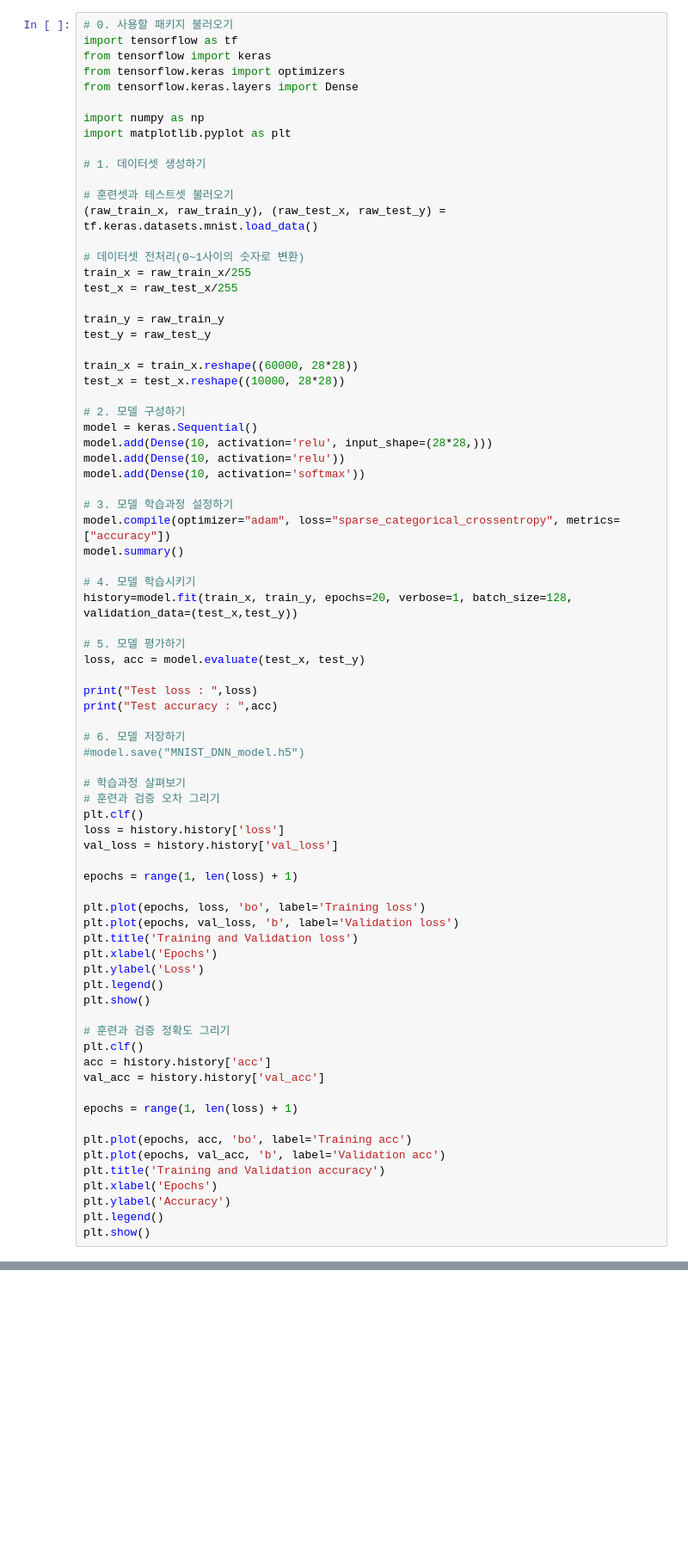
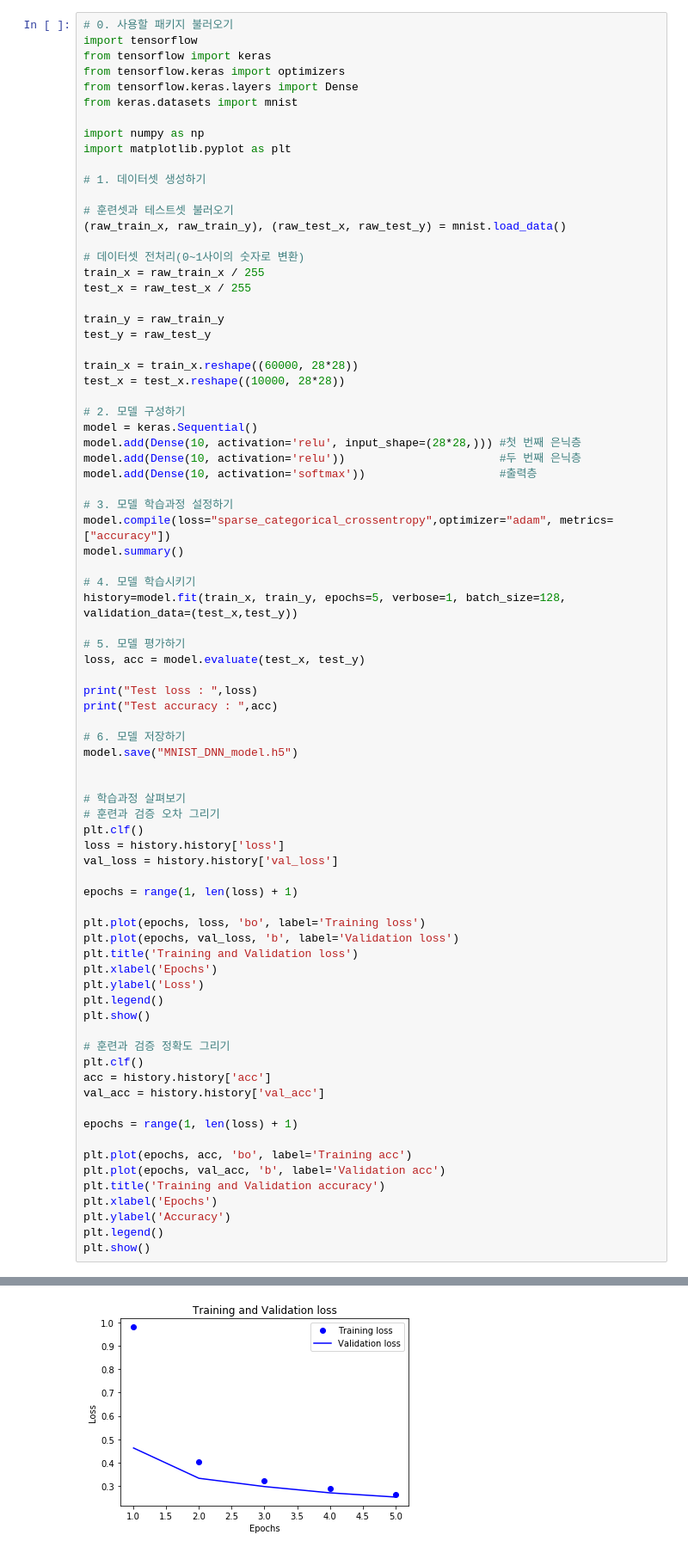
Before and after one commit to yunyoung207/DNN, a Jupyter notebook: mnist.ipynb, the cells around one changed output, grey strips where cells are left out. Shown at 86% size. Saved outputs shown, nothing was run; the diff lists cells and outputs as text; blank space fills up the shorter version.

```diff
--- a/mnist.ipynb
+++ b/mnist.ipynb
@@ -3,9 +10,10 @@
 # %%
 # 0. 사용할 패키지 불러오기
-import tensorflow as tf
+import tensorflow
 from tensorflow import keras
 from tensorflow.keras import optimizers
 from tensorflow.keras.layers import Dense
+from keras.datasets import mnist
 
 import numpy as np
 import matplotlib.pyplot as plt
@@ -13,11 +21,11 @@ import matplotlib.pyplot as plt
 # 1. 데이터셋 생성하기
 
 # 훈련셋과 테스트셋 불러오기
-(raw_train_x, raw_train_y), (raw_test_x, raw_test_y) = tf.keras.datasets.mnist.load_data()
+(raw_train_x, raw_train_y), (raw_test_x, raw_test_y) = mnist.load_data()
 
 # 데이터셋 전처리(0~1사이의 숫자로 변환)
-train_x = raw_train_x/255
-test_x = raw_test_x/255
+train_x = raw_train_x / 255
+test_x = raw_test_x / 255
 
 train_y = raw_train_y
 test_y = raw_test_y
@@ -27,16 +35,16 @@ test_x = test_x.reshape((10000, 28*28))
 
 # 2. 모델 구성하기
 model = keras.Sequential()
-model.add(Dense(10, activation='relu', input_shape=(28*28,)))
-model.add(Dense(10, activation='relu'))
-model.add(Dense(10, activation='softmax'))
+model.add(Dense(10, activation='relu', input_shape=(28*28,))) #첫 번째 은닉층
+model.add(Dense(10, activation='relu'))                       #두 번째 은닉층
+model.add(Dense(10, activation='softmax'))                    #출력층
 
 # 3. 모델 학습과정 설정하기
-model.compile(optimizer="adam", loss="sparse_categorical_crossentropy", metrics=["accuracy"])
+model.compile(loss="sparse_categorical_crossentropy",optimizer="adam", metrics=["accuracy"])
 model.summary()
 
 # 4. 모델 학습시키기
-history=model.fit(train_x, train_y, epochs=20, verbose=1, batch_size=128, validation_data=(test_x,test_y))
+history=model.fit(train_x, train_y, epochs=5, verbose=1, batch_size=128, validation_data=(test_x,test_y))
 
 # 5. 모델 평가하기
 loss, acc = model.evaluate(test_x, test_y)
@@ -45,7 +53,8 @@ print("Test loss : ",loss)
 print("Test accuracy : ",acc)
 
 # 6. 모델 저장하기
-#model.save("MNIST_DNN_model.h5")
+model.save("MNIST_DNN_model.h5")
+
 
 # 학습과정 살펴보기
 # 훈련과 검증 오차 그리기
@@ -99,0 +107 @@ Epoch 13/20
+[figure, added]
```
Also changed, not shown: parts of 10 cells of this notebook.
